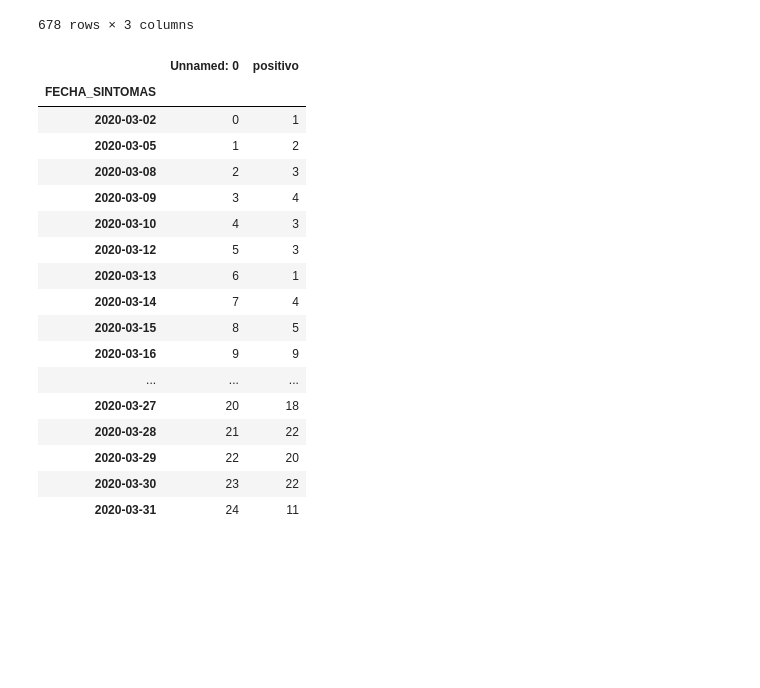
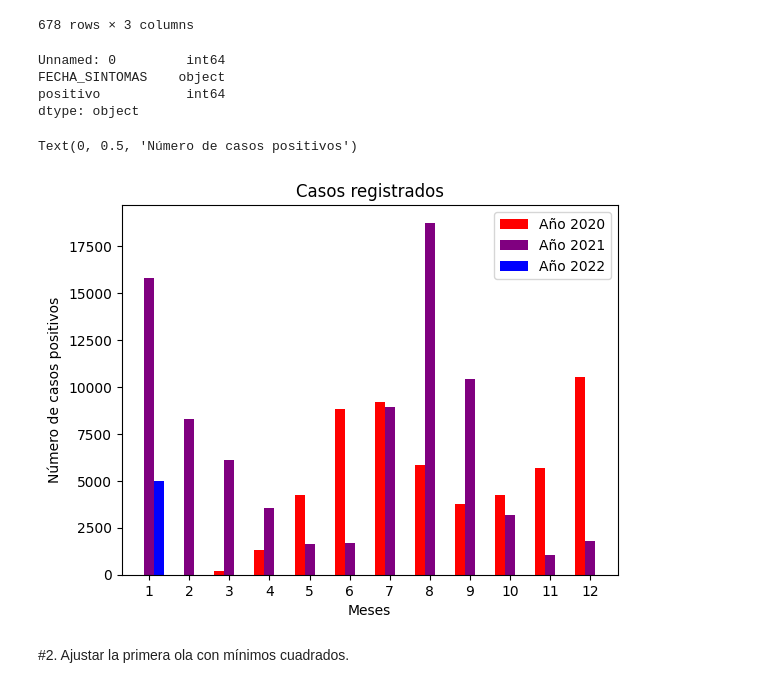
Before and after one commit to KarenLira25/Proyecto1_AnalisisDatos, a Jupyter notebook: Tarea3_Ajuste_parametros.ipynb, the cells around one changed output. Cells and saved outputs as stored; diff of their text form; code cells hidden in the pictures; blank space fills up the shorter version.

```diff
--- a/Tarea3_Ajuste_parametros.ipynb
+++ b/Tarea3_Ajuste_parametros.ipynb
@@ -61,22 +42,57 @@ df['FECHA_SINTOMAS'] = pd.to_datetime(df['FECHA_SINTOMAS'], format='%Y-%m-%d')
-# %%
-df=df.set_index('FECHA_SINTOMAS')
-df['2020-03']
-# %% [output]
-|  | Unnamed: 0 | positivo |
-| FECHA_SINTOMAS |  |  |
-| 2020-03-02 | 0 | 1 |
-| 2020-03-05 | 1 | 2 |
-| 2020-03-08 | 2 | 3 |
-| 2020-03-09 | 3 | 4 |
-| 2020-03-10 | 4 | 3 |
-| 2020-03-12 | 5 | 3 |
-| 2020-03-13 | 6 | 1 |
-| 2020-03-14 | 7 | 4 |
-| 2020-03-15 | 8 | 5 |
-| 2020-03-16 | 9 | 9 |
-| ... | ... | ... |
-| 2020-03-27 | 20 | 18 |
-| 2020-03-28 | 21 | 22 |
-| 2020-03-29 | 22 | 20 |
-| 2020-03-30 | 23 | 22 |
-| 2020-03-31 | 24 | 11 |
+# %%
+print(df.dtypes)
+# %% [output]
+Unnamed: 0         int64
+FECHA_SINTOMAS    object
+positivo           int64
+dtype: object
+# %%
+from datetime import datetime
+#Filrar los datos por años
+
+#convierto los datos de la columna FECHA_SINTOMAS a datos de tipo fecha para poderlos agrupar por año
+df['FECHA_SINTOMAS'] = pd.to_datetime(df['FECHA_SINTOMAS'])
+#dejo el índice del dataframe en relación a la fecha (columna 'FECHA_SINTOMAS')
+df = df.set_index('FECHA_SINTOMAS')
+#selecciono los datos que sean del año 2020 y los guardo en la variable A2020
+A2020=df.loc["2020"]
+#repito la anterior para los años 2021 y 2022
+A2021=df.loc["2021"]
+A2022=df.loc["2022"]
+#print(A2020)
+#print(A2021)
+#print(A2022)
+# %%
+#Filtrar los datos por meses para obtener el nuemro total de casos positivos en cada mes
+
+#.groupby(A2020.index.month) es para agrupar los datos de ese año por mes
+#.sum('positivo') es para obtener la suma total de casos positivos por mes
+#.reset_index() es para que deje de tomar la columna de FECHA_SINTOMAS como índices
+#.drop(['Unnamed: 0'], axis=1) es para borrar la columna que enumeraba los renglones de la tabla original
+Año2020=A2020.groupby(A2020.index.month).sum('positivo').reset_index().drop(['Unnamed: 0'], axis=1)
+Año2021=A2021.groupby(A2021.index.month).sum('positivo').reset_index().drop(['Unnamed: 0'], axis=1)
+Año2022=A2022.groupby(A2022.index.month).sum('positivo').reset_index().drop(['Unnamed: 0'], axis=1)
+#print(Año2020)
+#print(Año2021)
+#print(Año2022)
+# %%
+#Grafico los datos
+plt.title("Casos registrados")
+
+plt.xticks(Año2021['FECHA_SINTOMAS'])
+width = 0.25
+
+plt.bar(Año2020['FECHA_SINTOMAS']-width,Año2020['positivo'],color="red", width=width, label="Año 2020")
+plt.legend(loc="upper left")
+plt.bar(Año2021['FECHA_SINTOMAS'],Año2021['positivo'],color="purple", width=width, label="Año 2021")
+plt.legend(loc="upper left")
+plt.bar(Año2022['FECHA_SINTOMAS']+width,Año2022['positivo'],color="blue", width=width, label="Año 2022")
+plt.legend(loc="upper right")
+
+plt.xlabel("Meses")
+plt.ylabel("Número de casos positivos")
+# %% [output]
+Text(0, 0.5, 'Número de casos positivos')
+[figure, added]
+# %% [markdown]
+#2. Ajustar la primera ola con mínimos cuadrados.
```
Also changed, not shown: parts of 6 cells of this notebook.
